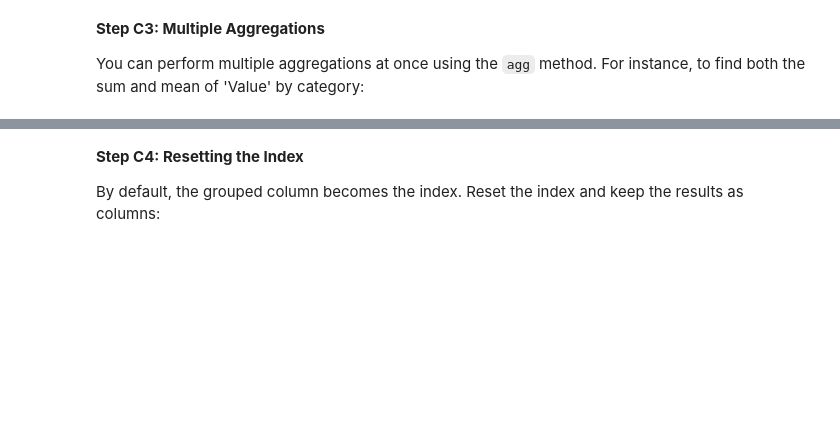
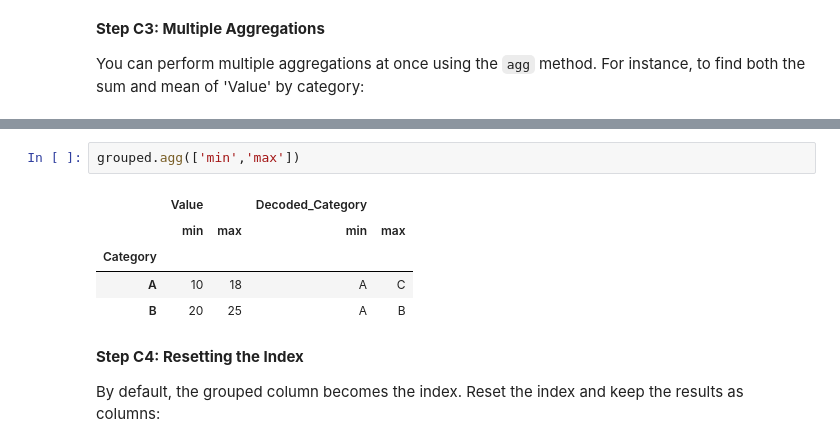
Before and after one commit to Prajaktahz/Uni_Colab_Work, a Jupyter notebook: FBA_Week_06_Python_Practice.ipynb, the cells around one changed output, grey strips where cells are left out. Drawn from its saved outputs; the diff is of its cells as text; blank space fills up the shorter version.

```diff
--- a/FBA_Week_06_Python_Practice.ipynb
+++ b/FBA_Week_06_Python_Practice.ipynb
@@ -257,3 +307,11 @@ You can perform multiple aggregations at once using the `agg` method. For instan
+# %%
+grouped.agg(['min','max'])
+# %% [output]
+|  | Value |  | Decoded_Category |  |
+|  | min | max | min | max |
+| Category |  |  |  |  |
+| A | 10 | 18 | A | C |
+| B | 20 | 25 | A | B |
 # %% [markdown]
 **Step C4: Resetting the Index**
 
```
Also changed, not shown: parts of 14 cells of this notebook.
